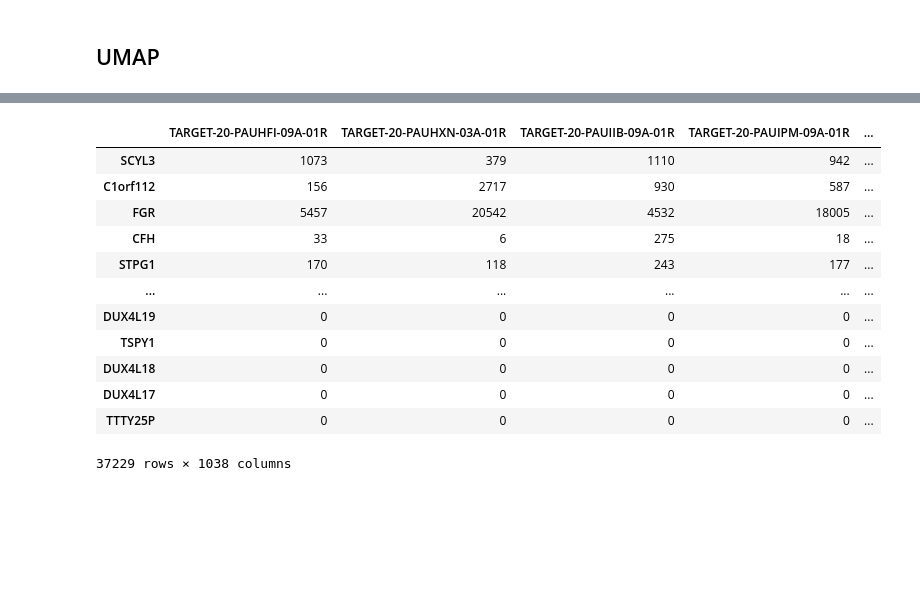
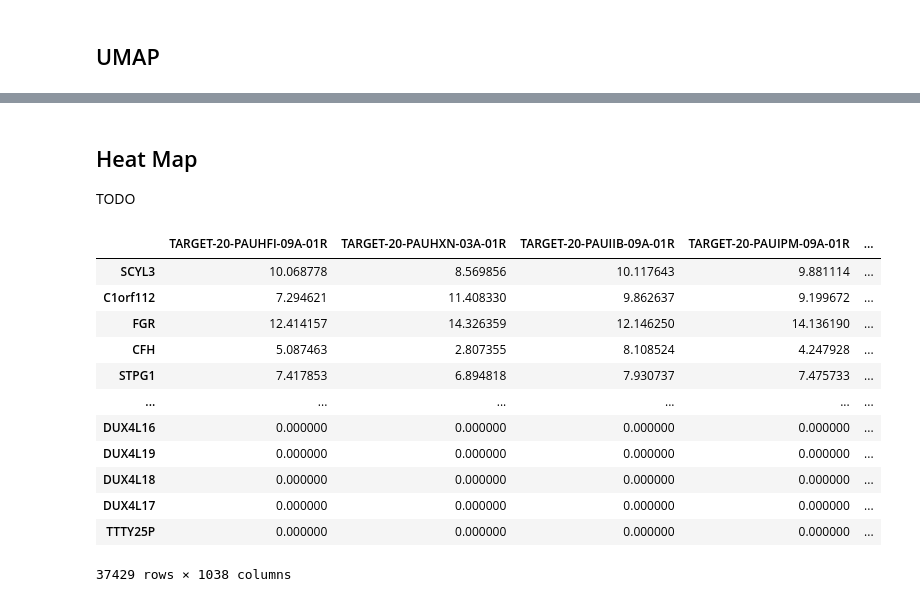
Before and after one commit to sckaff/pediatric-aml-analysis, a Jupyter notebook: Code/Assignment_2.ipynb, the cells around one changed output, grey strips where cells are left out. Saved outputs shown, nothing was run; the diff lists cells and outputs as text; code cells hidden in the pictures; blank space fills up the shorter version.

```diff
--- a/Code/Assignment_2.ipynb
+++ b/Code/Assignment_2.ipynb
@@ -256,16 +286,0 @@ counts.to_csv('../Data/counts.csv', mode ='w+',index_label="Gene")
-# %%
-counts
-# %% [output]
-|  | TARGET-20-PAUHFI-09A-01R | TARGET-20-PAUHXN-03A-01R | TARGET-20-PAUIIB-09A-01R | TARGET-20-PAUIPM-09A-01R | ... |
-| SCYL3 | 1073 | 379 | 1110 | 942 | ... |
-| C1orf112 | 156 | 2717 | 930 | 587 | ... |
-| FGR | 5457 | 20542 | 4532 | 18005 | ... |
-| CFH | 33 | 6 | 275 | 18 | ... |
-| STPG1 | 170 | 118 | 243 | 177 | ... |
-| ... | ... | ... | ... | ... | ... |
-| DUX4L19 | 0 | 0 | 0 | 0 | ... |
-| TSPY1 | 0 | 0 | 0 | 0 | ... |
-| DUX4L18 | 0 | 0 | 0 | 0 | ... |
-| DUX4L17 | 0 | 0 | 0 | 0 | ... |
-| TTTY25P | 0 | 0 | 0 | 0 | ... |
-37229 rows × 1038 columns
@@ -278,0 +287,3 @@ conditions
+# %% [markdown]
+## Heat Map
+TODO
@@ -278,0 +294,16 @@ conditions
+# %%
+log_scaled_data
+# %% [output]
+|  | TARGET-20-PAUHFI-09A-01R | TARGET-20-PAUHXN-03A-01R | TARGET-20-PAUIIB-09A-01R | TARGET-20-PAUIPM-09A-01R | ... |
+| SCYL3 | 10.068778 | 8.569856 | 10.117643 | 9.881114 | ... |
+| C1orf112 | 7.294621 | 11.408330 | 9.862637 | 9.199672 | ... |
+| FGR | 12.414157 | 14.326359 | 12.146250 | 14.136190 | ... |
+| CFH | 5.087463 | 2.807355 | 8.108524 | 4.247928 | ... |
+| STPG1 | 7.417853 | 6.894818 | 7.930737 | 7.475733 | ... |
+| ... | ... | ... | ... | ... | ... |
+| DUX4L16 | 0.000000 | 0.000000 | 0.000000 | 0.000000 | ... |
+| DUX4L19 | 0.000000 | 0.000000 | 0.000000 | 0.000000 | ... |
+| DUX4L18 | 0.000000 | 0.000000 | 0.000000 | 0.000000 | ... |
+| DUX4L17 | 0.000000 | 0.000000 | 0.000000 | 0.000000 | ... |
+| TTTY25P | 0.000000 | 0.000000 | 0.000000 | 0.000000 | ... |
+37429 rows × 1038 columns
```
Also changed, not shown: parts of 14 cells of this notebook, 4 other files.
